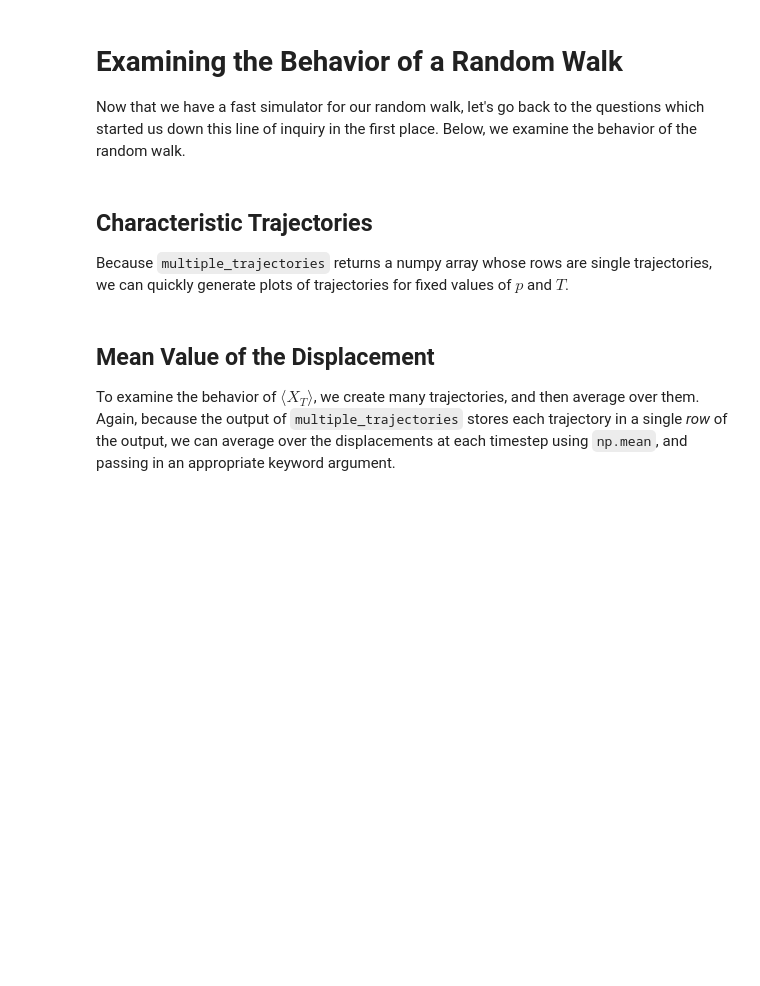
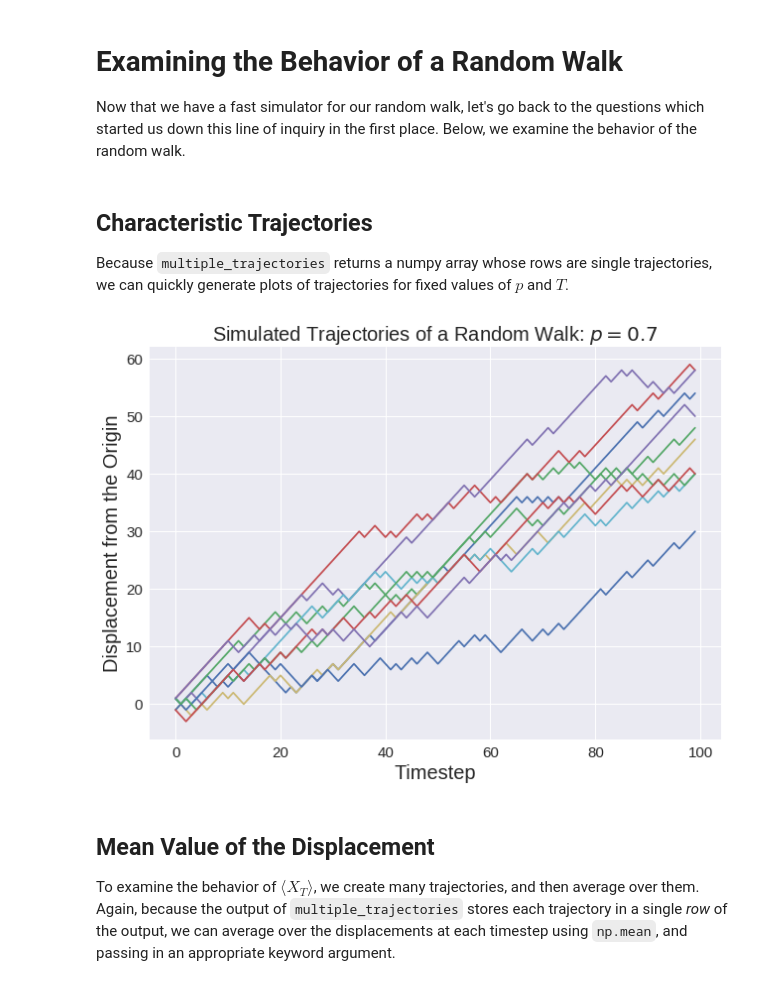
Before and after one commit to CQuIC/summer17-computing-workshop, a Jupyter notebook: Parallelization/Random_Walk_Simulator-Vectorization.ipynb, the cells around one changed output. Cells and saved outputs as stored; diff of their text form; code cells hidden in the pictures; blank space fills up the shorter version.

Commit message:
Add code to Random Walk Simulator NB
Had accidentally checked it out after the workshop,
and hadn't got around to putting it back together.
This commit does so.

```diff
--- a/Parallelization/Random_Walk_Simulator-Vectorization.ipynb
+++ b/Parallelization/Random_Walk_Simulator-Vectorization.ipynb
@@ -191,3 +220,4 @@ Now that we have a simulator for our random walk, let's check out how long it te
 
 #To suppress the output of the function
 #call, assign it to a variable!
+x = multiple_trajectories(.5, 10 ** 4, 10**3)
@@ -229,7 +262,7 @@ def vectorized_convert_value(value):
                     value = 1 is converted to 1. If input
                     is numpy array, then output is numpy array as well.
     '''
-
+    converted_value = value - 1 + np.maximum(0, value)
 
     return converted_value
 # %% [markdown]
@@ -320,15 +364,18 @@ def multiple_trajectories(p, T, numTrajectories):
     trajectories: A numpy array of length numTrajectories whose j^th element is the j^th simulated trajectory
                        (which is itself of length T)
     '''
-
     #Initialize the list of trajectories
+    trajectories = []
 
     #Simulate multiple trajectories
-    #using a for loop
-
+    #using a for loop. Here, we use
+    #j itself to set the random number seed
+    for j in range(numTrajectories):
+        trajectory = vectorized_single_trajectory(p, T, j)
+        trajectories.append(trajectory)
 
     #Cast it as a numpy array
-
+    trajectories = np.array(trajectories)
     return trajectories
 # %% [markdown]
 Let's go ahead and time our new ``multiple_trajectories`` function. (You should call it with the same inputs used when we timed the original version.)
@@ -348,7 +400,7 @@ Our previous approach utilized the fact that we could declare, in a single funct
 
 In turn, this means we won't need to have a ``single_trajectories`` function to calculate a single trajectory - we'll compute the coin tosses and cumulative displacements for all the trajectories in a single go.
 # %%
-def multiple_trajectories(p, T, numTrajectories, startSeed=0):
+def vectorized_multiple_trajectories(p, T, numTrajectories, startSeed=0):
     r'''
     Simulates multiple trajectories of a random walk
 
@@ -369,20 +421,20 @@ def multiple_trajectories(p, T, numTrajectories, startSeed=0):
     '''
 
     #Set the random seed
-
+    np.random.seed(startSeed)
 
     #Generate an array of binomially-distributed
     #random variables whose shape is numTrajectories
     #rows, and T columns
+    vals = np.random.binomial(1, p, size=(numTrajectories, T))
 
-
-    #Vectorize these values
-
+    #Compute the corresponding steps
+    steps = vectorized_convert_value(vals)
 
     #The displacements are again a cumulative sum
     #but when calling np.cumsum(), we need to compute
     #it over axis=1 (the columns)
-
+    trajectories = np.cumsum(steps, axis=1)
 
     return trajectories
 # %% [markdown]
@@ -404,20 +461,32 @@ Because ``multiple_trajectories`` returns a numpy array whose rows are single tr
 # %%
 #Instantiate a matplotlib figure
 #and axes
+fig = plt.figure()
+ax = fig.add_axes([0, 0, 1, 1])
 
 #Pick some values for p, T, and the number of trajectories
-
-
+p = .7
+T = 100
+numTrajectories = 10
 
 #Create an array whose elements are
 #a single trajectory
-
+trajectories = multiple_trajectories(p, T, numTrajectories)
 
 #Loop over the trajectories
 #and plot them
-
+for traj in trajectories:
+    ax.plot(traj)
 
 #Set the title, xlabel, and ylabel
+ax.set_title(r'Simulated Trajectories of a Random Walk: $p={0}$'.format(p), fontsize=20)
+ax.set_xlabel('Timestep', fontsize=20)
+ax.set_ylabel('Displacement from the Origin', fontsize=20)
+
+#Adjust the tick labels
+for s in ['x', 'y']: ax.tick_params(axis=s, labelsize=15)
+# %% [output]
+[figure, added]
 # %% [markdown]
 Mean Value of the Displacement
 ----------------
```
Also changed, not shown: parts of 20 cells of this notebook.
